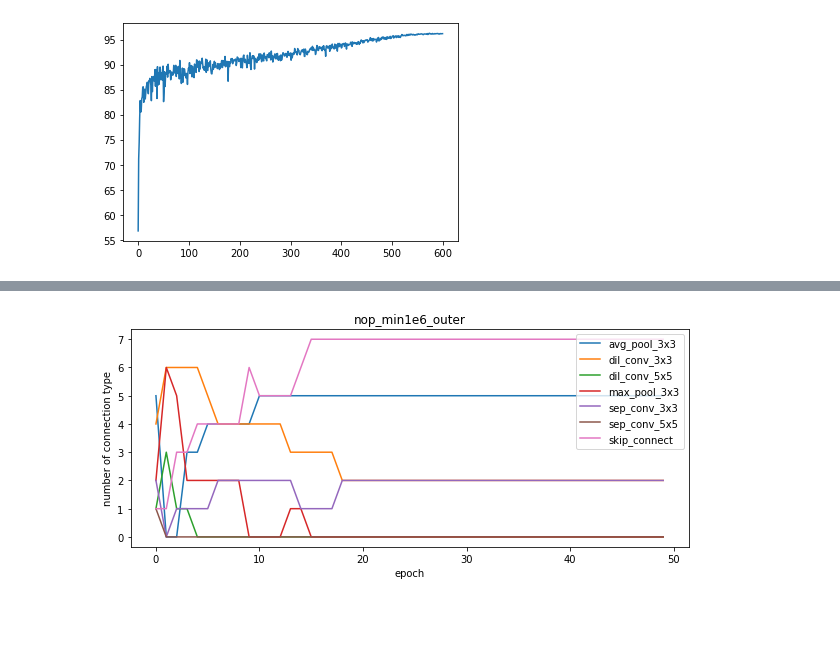
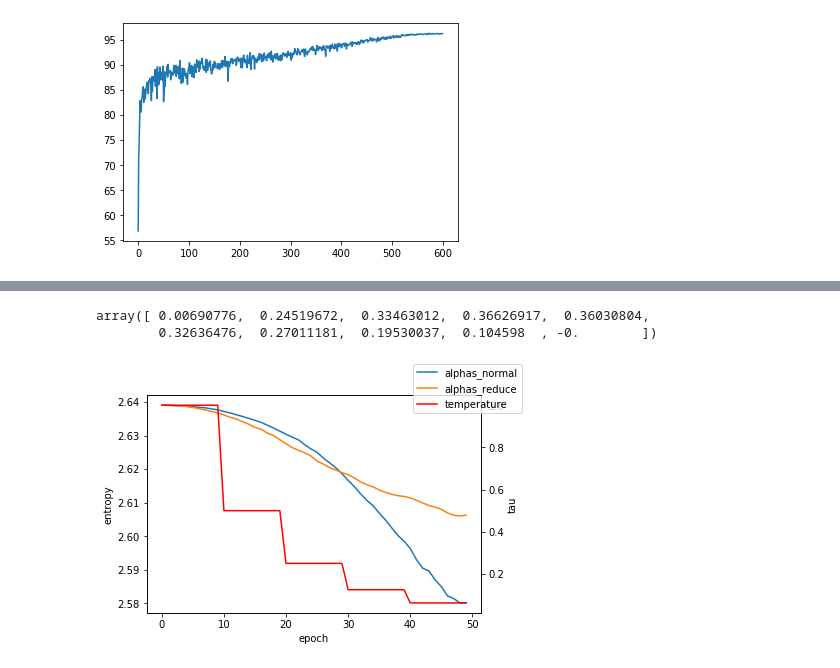
Before and after one commit to yuezhixiong/NAS-Benchmark, a Jupyter notebook: plot_log.ipynb, the cells around one changed output, grey strips where cells are left out. Cells and saved outputs as stored; diff of their text form; code cells hidden in the pictures; blank space fills up the shorter version.

```diff
--- a/plot_log.ipynb
+++ b/plot_log.ipynb
@@ -203,4 +230,13 @@ plot_epoch_geno("/home/yuezx/NAS-Benchmark/DARTS_LBJ/fgsm_nop_min_outer/log.txt"
+# %%
+pk = np.linspace(0.001, 1, 10)
+pk * -np.log(pk)
+
+plt.plot(pk *-np.log(pk))
+# %% [output]
+array([ 0.00690776,  0.24519672,  0.33463012,  0.36626917,  0.36030804,
+        0.32636476,  0.27011181,  0.19530037,  0.104598  , -0.        ])
 # %%
-plot_epoch_geno("/home/yuezx/NAS-Benchmark/DARTS/nop_min1e6_outer/log.txt", 'nop_min1e6_outer')
+path = '/home/yuezx/NAS-Benchmark/DARTS/adv0_acc1_constrainnone/'
+plot_entropy(path)
 # %% [output]
-[figure, old version]
+[figure, new version]
```
Also changed, not shown: parts of 18 cells of this notebook, 5 other files.
